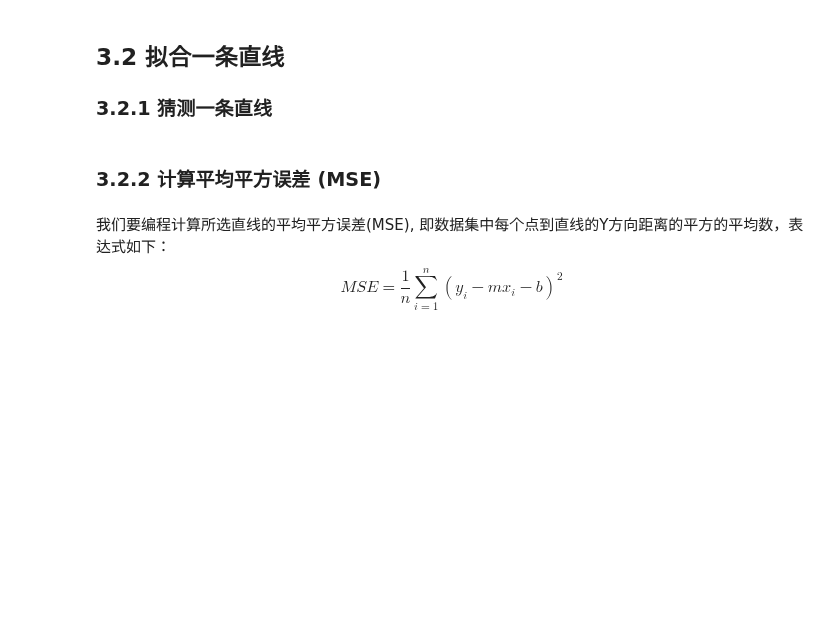
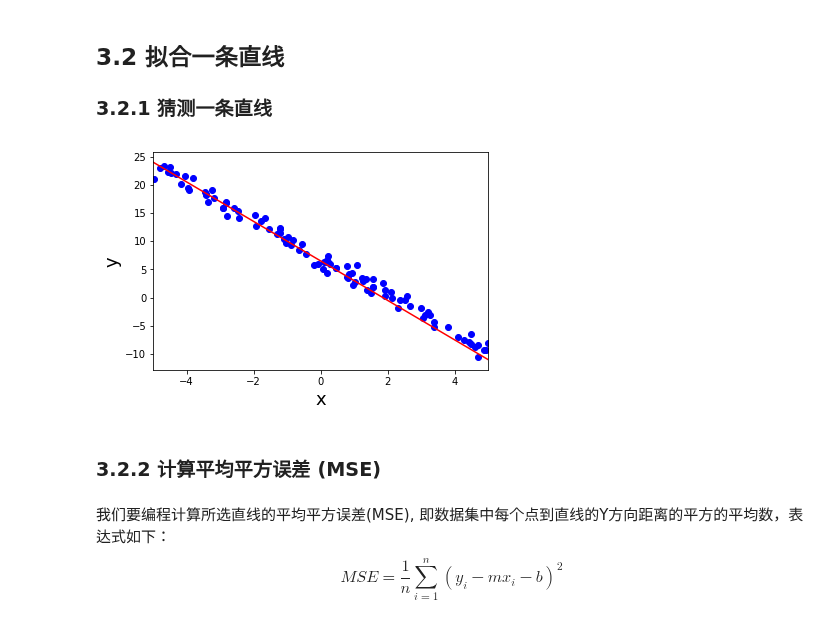
Before and after one commit to edwardpan/udacity_homework, a Jupyter notebook: machinelearning1/P4/linear_regression_project.ipynb, the cells around one changed output. Saved outputs shown, nothing was run; the diff lists cells and outputs as text; code cells hidden in the pictures; blank space fills up the shorter version.

```diff
--- a/machinelearning1/P4/linear_regression_project.ipynb
+++ b/machinelearning1/P4/linear_regression_project.ipynb
@@ -435,20 +474,22 @@ plt.show()
 ### 3.2.1 猜测一条直线
 # %%
 #TODO 请选择最适合的直线 y = mx + b
-m1 = 0
-b1 = 0
+m1 = -3.5
+b1 = 6.5
 
 # 不要修改这里！
 plt.xlim((-5,5))
 x_vals = plt.axes().get_xlim()
 y_vals = [m1*x+b1 for x in x_vals]
 plt.plot(x_vals, y_vals, '-', color='r')
 
 plt.xlabel('x',fontsize=18)
 plt.ylabel('y',fontsize=18)
 plt.scatter(X,Y,c='b')
 
 plt.show()
+# %% [output]
+[figure, added]
 # %% [markdown]
 ### 3.2.2 计算平均平方误差 (MSE)
 # %% [markdown]
```
Also changed, not shown: parts of 14 cells of this notebook.
